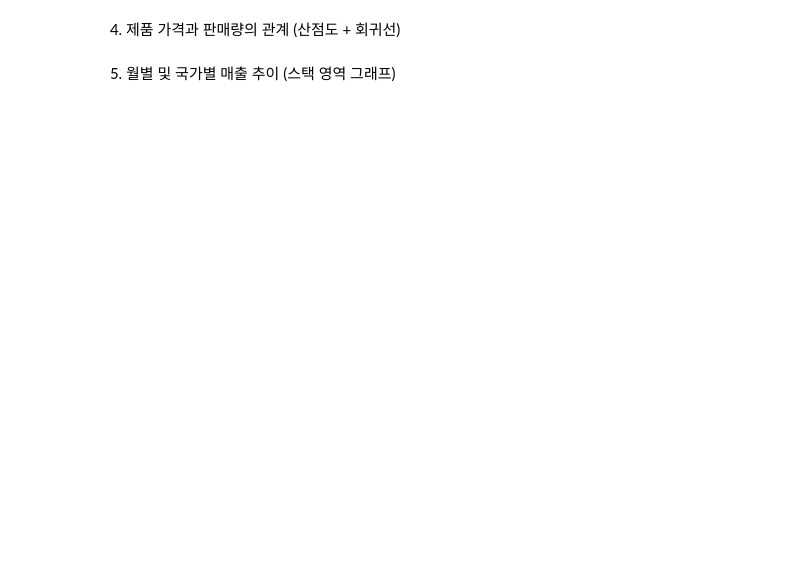
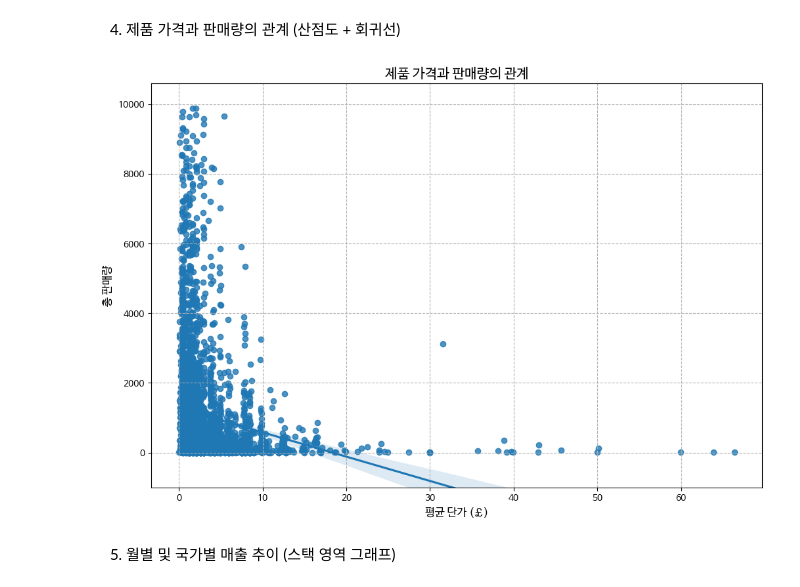
Before and after one commit to syyang-sec/Data-Analysis-with-Open-Source, a Jupyter notebook: 오픈소스_데이터_분석_11강.ipynb, the cells around one changed output. Cells and saved outputs as stored; diff of their text form; code cells hidden in the pictures; blank space fills up the shorter version.

```diff
--- a/오픈소스_데이터_분석_11강.ipynb
+++ b/오픈소스_데이터_분석_11강.ipynb
@@ -495,28 +534,30 @@ plt.show()
 # %%
 ## 제품별 평균 단가 및 총 판매량 계산
 product_price_quantity = retail_data_clean.groupby('StockCode').agg({
     'UnitPrice': 'mean',
     'Quantity': 'sum'
 }).reset_index()
 
 ## 이상치 제거 (가격 100 미만, 판매량 10000 미만)
 filtered_products = product_price_quantity[
   (product_price_quantity['UnitPrice'] < 100) &
   (product_price_quantity['Quantity'] < 10000)
 ]
 
 ## 가격과 판매량의 관계 시각화 (회귀선 포함 산점도)
 plt.figure(figsize=(12, 8))
 # seaborn의 regplot을 이용하여 회귀선 포함 산점도를 출력
-
+sns.regplot(x='UnitPrice', y='Quantity', data=filtered_products)
 
 ## 그래프 제목 및 축 레이블 설정
 plt.title('제품 가격과 판매량의 관계', fontsize=15)
 plt.xlabel('평균 단가 (£)', fontsize=12)
 plt.ylabel('총 판매량', fontsize=12)
 plt.ylim(-1000, None) ## y축 시작점 설정
 plt.grid(linestyle='--') ## 그리드 추가
 plt.show()
+# %% [output]
+[figure, added]
 # %% [markdown]
 5. 월별 및 국가별 매출 추이 (스택 영역 그래프)
 # %%
```
Also changed, not shown: parts of 5 cells of this notebook.
